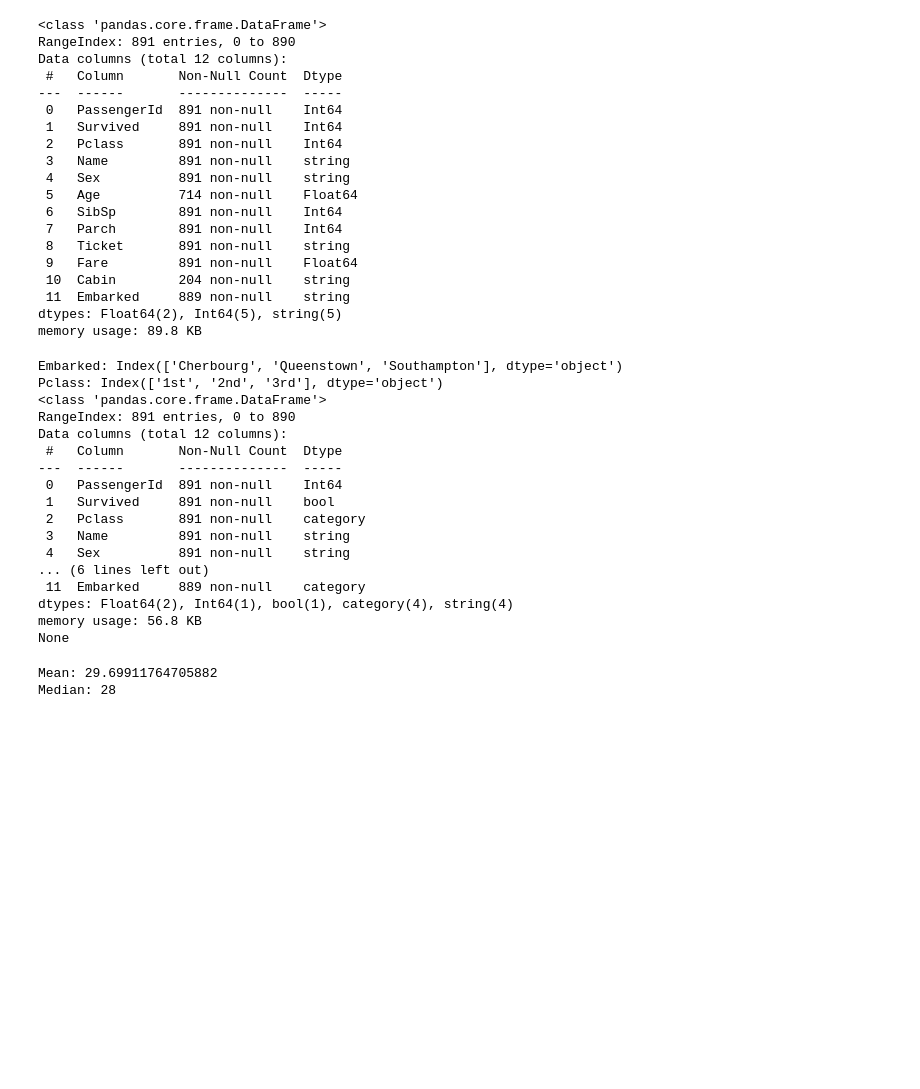
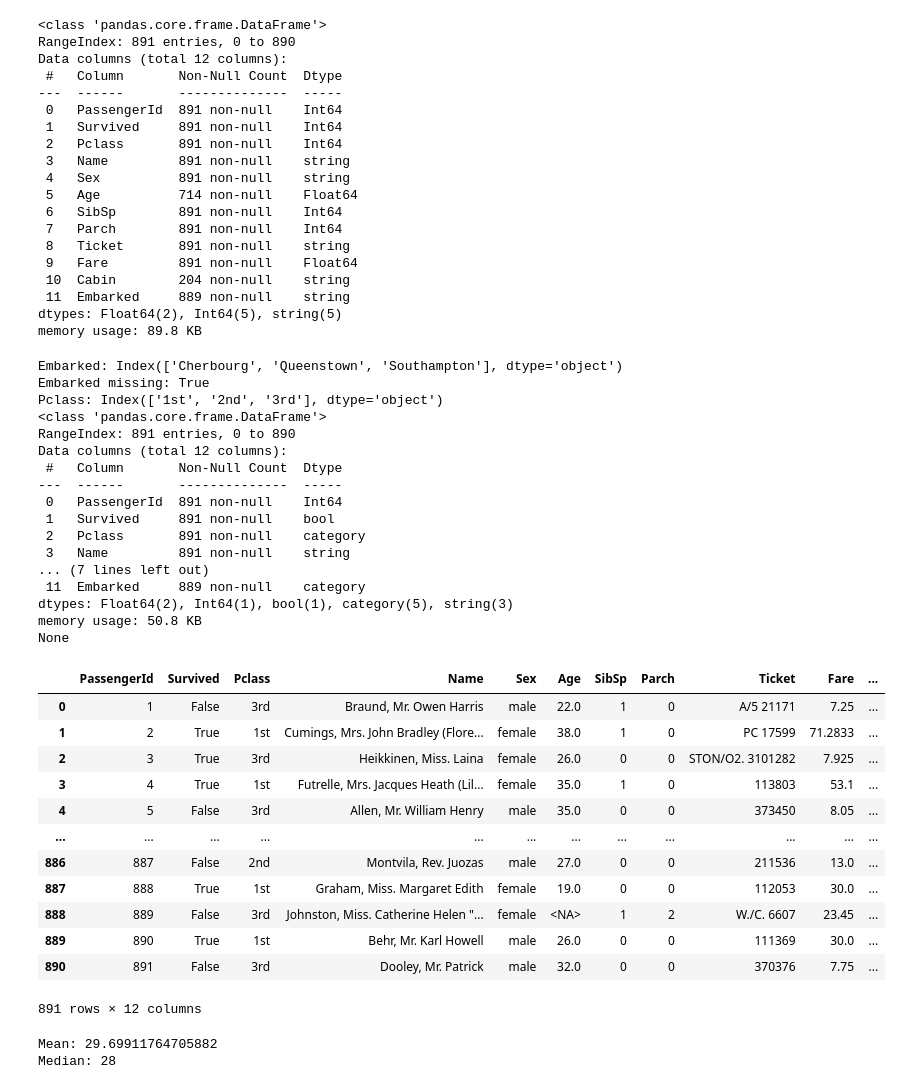
Before and after one commit to DrBenjamin/Applied-Software-Development-in-Health-and-Social-Care, a Jupyter notebook: 2_3_lab/week2 lab - Pandas on a Titanic - v1.2.ipynb, the cells around one changed output. Saved outputs shown, nothing was run; the diff lists cells and outputs as text; code cells hidden in the pictures; blank space fills up the shorter version.

```diff
--- a/2_3_lab/week2 lab - Pandas on a Titanic - v1.2.ipynb
+++ b/2_3_lab/week2 lab - Pandas on a Titanic - v1.2.ipynb
@@ -132,38 +132,54 @@ passengers['Survived'] = passengers['Survived'].astype('bool')
 
 # Changing the data types of columns to category
 passengers['Pclass'] = passengers['Pclass'].astype('category')
+passengers['Sex'] = passengers['Sex'].astype('category')
 passengers['SibSp'] = passengers['SibSp'].astype('category')
 passengers['Parch'] = passengers['Parch'].astype('category')
 passengers['Embarked'] = passengers['Embarked'].astype('category')
 
 # Renaming the categories of the 'Embarked' column
 passengers['Embarked'] = passengers['Embarked'].cat.rename_categories({'C': 'Cherbourg', 'Q': 'Queenstown', 'S': 'Southampton'})
 print('Embarked:', passengers['Embarked'].cat.categories)
+print('Embarked missing:', passengers['Embarked'].isna().any())
 
 # Renmaing the categories of the 'Pclass' column
 passengers['Pclass'] = passengers['Pclass'].cat.rename_categories({1: '1st', 2: '2nd', 3: '3rd'})
 print('Pclass:', passengers['Pclass'].cat.categories)
 
 # Checking the information about the dataset
 print(passengers.info())
+passengers
 # %% [output]
 Embarked: Index(['Cherbourg', 'Queenstown', 'Southampton'], dtype='object')
+Embarked missing: True
 Pclass: Index(['1st', '2nd', '3rd'], dtype='object')
 <class 'pandas.core.frame.DataFrame'>
 RangeIndex: 891 entries, 0 to 890
 Data columns (total 12 columns):
  #   Column       Non-Null Count  Dtype
 ---  ------       --------------  -----
  0   PassengerId  891 non-null    Int64
  1   Survived     891 non-null    bool
  2   Pclass       891 non-null    category
  3   Name         891 non-null    string
- 4   Sex          891 non-null    string
-... (6 lines left out)
+... (7 lines left out)
  11  Embarked     889 non-null    category
-dtypes: Float64(2), Int64(1), bool(1), category(4), string(4)
-memory usage: 56.8 KB
+dtypes: Float64(2), Int64(1), bool(1), category(5), string(3)
+memory usage: 50.8 KB
 None
+|  | PassengerId | Survived | Pclass | Name | Sex | Age | SibSp | Parch | Ticket | Fare | ... |
+| 0 | 1 | False | 3rd | Braund, Mr. Owen Harris | male | 22.0 | 1 | 0 | A/5 21171 | 7.25 | ... |
+| 1 | 2 | True | 1st | Cumings, Mrs. John Bradley (Flore... | female | 38.0 | 1 | 0 | PC 17599 | 71.2833 | ... |
+| 2 | 3 | True | 3rd | Heikkinen, Miss. Laina | female | 26.0 | 0 | 0 | STON/O2. 3101282 | 7.925 | ... |
+| 3 | 4 | True | 1st | Futrelle, Mrs. Jacques Heath (Lil... | female | 35.0 | 1 | 0 | 113803 | 53.1 | ... |
+| 4 | 5 | False | 3rd | Allen, Mr. William Henry | male | 35.0 | 0 | 0 | 373450 | 8.05 | ... |
+| ... | ... | ... | ... | ... | ... | ... | ... | ... | ... | ... | ... |
+| 886 | 887 | False | 2nd | Montvila, Rev. Juozas | male | 27.0 | 0 | 0 | 211536 | 13.0 | ... |
+| 887 | 888 | True | 1st | Graham, Miss. Margaret Edith | female | 19.0 | 0 | 0 | 112053 | 30.0 | ... |
+| 888 | 889 | False | 3rd | Johnston, Miss. Catherine Helen "... | female | <NA> | 1 | 2 | W./C. 6607 | 23.45 | ... |
+| 889 | 890 | True | 1st | Behr, Mr. Karl Howell | male | 26.0 | 0 | 0 | 111369 | 30.0 | ... |
+| 890 | 891 | False | 3rd | Dooley, Mr. Patrick | male | 32.0 | 0 | 0 | 370376 | 7.75 | ... |
+891 rows × 12 columns
 # %%
 # Printing the mean of the 'Age' column
 print("Mean:", passengers.Age.mean())
```
Also changed, not shown: parts of 27 cells of this notebook.
